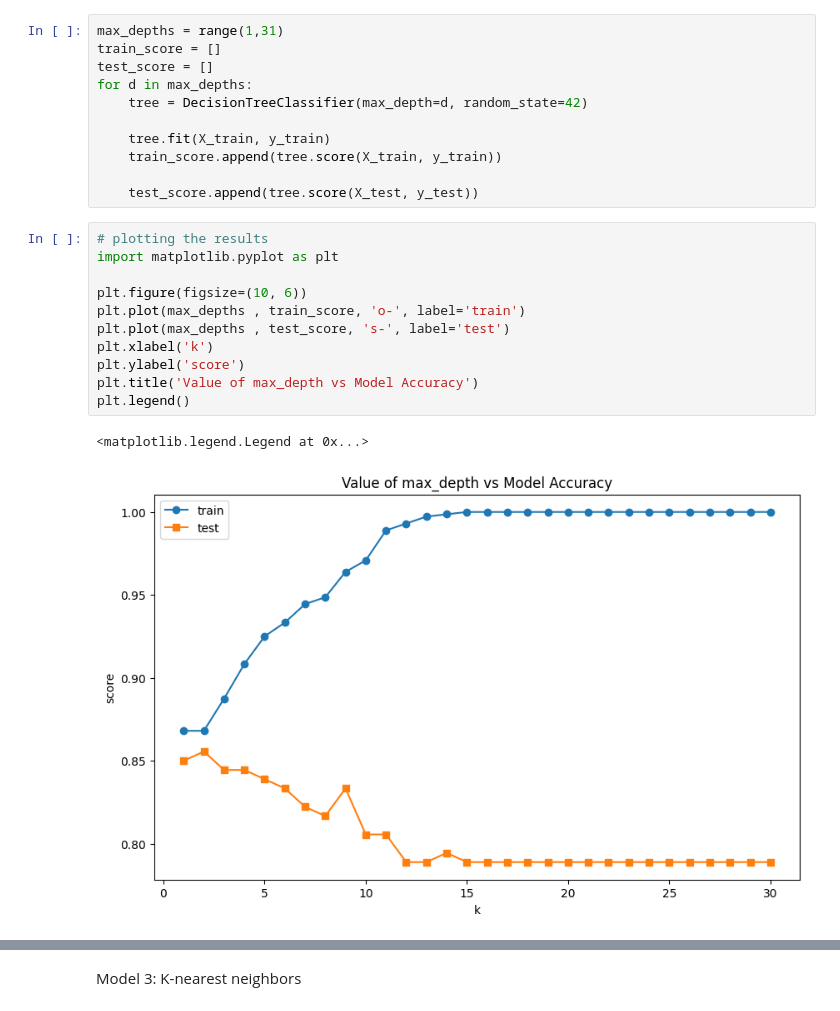
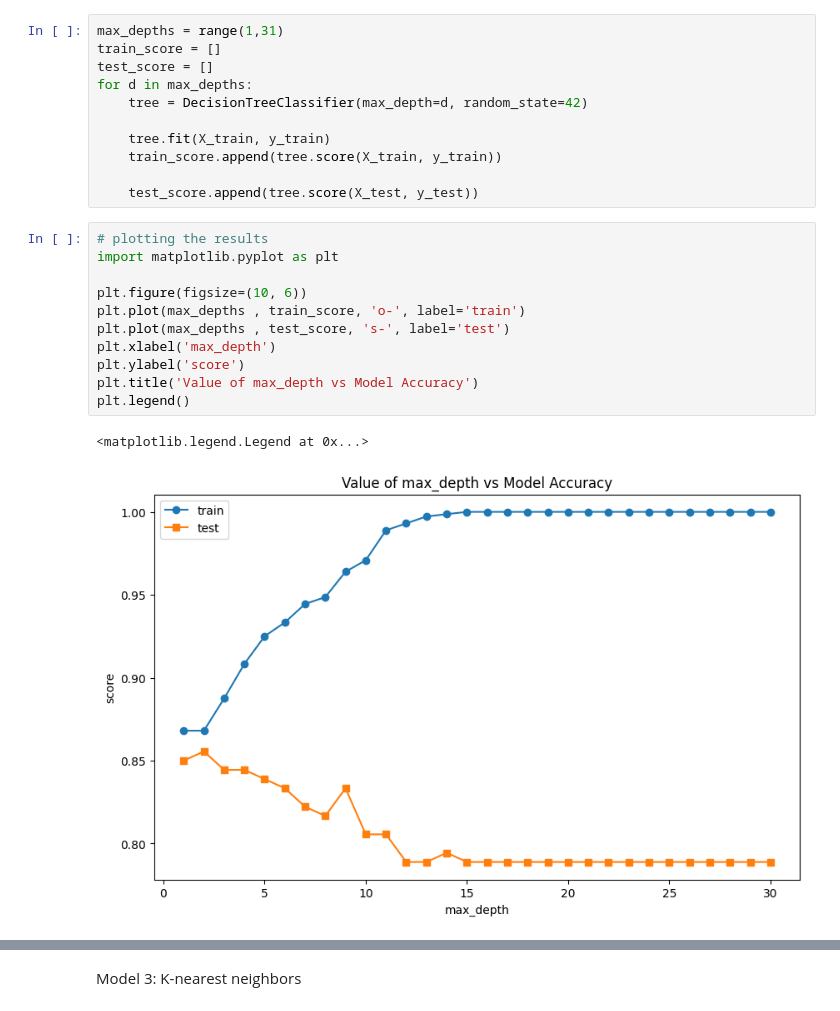
Before and after one commit to tovawieds/ML-FinalProject, a Jupyter notebook: FinalProject.ipynb, the cells around one changed output, grey strips where cells are left out. Cells and saved outputs as stored; diff of their text form.

```diff
--- a/FinalProject.ipynb
+++ b/FinalProject.ipynb
@@ -83,17 +83,17 @@ for d in max_depths:
 # %%
 # plotting the results
 import matplotlib.pyplot as plt
 
 plt.figure(figsize=(10, 6))
 plt.plot(max_depths , train_score, 'o-', label='train')
 plt.plot(max_depths , test_score, 's-', label='test')
-plt.xlabel('k')
+plt.xlabel('max_depth')
 plt.ylabel('score')
 plt.title('Value of max_depth vs Model Accuracy')
 plt.legend()
 # %% [output]
 <matplotlib.legend.Legend at 0x...>
-[figure, old version]
+[figure, new version]
 # %%
 # decision tree with max_depth as 4
 tree = DecisionTreeClassifier(max_depth=4,random_state=42)
```
Also changed, not shown: parts of 12 cells of this notebook.
